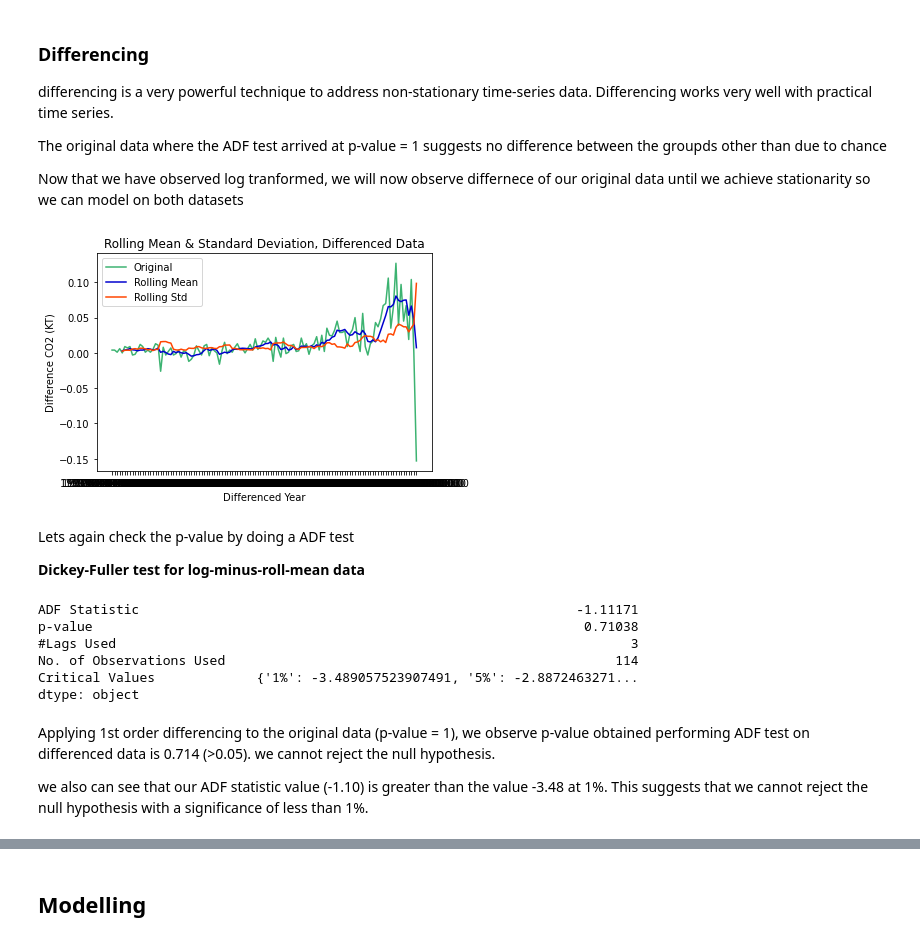
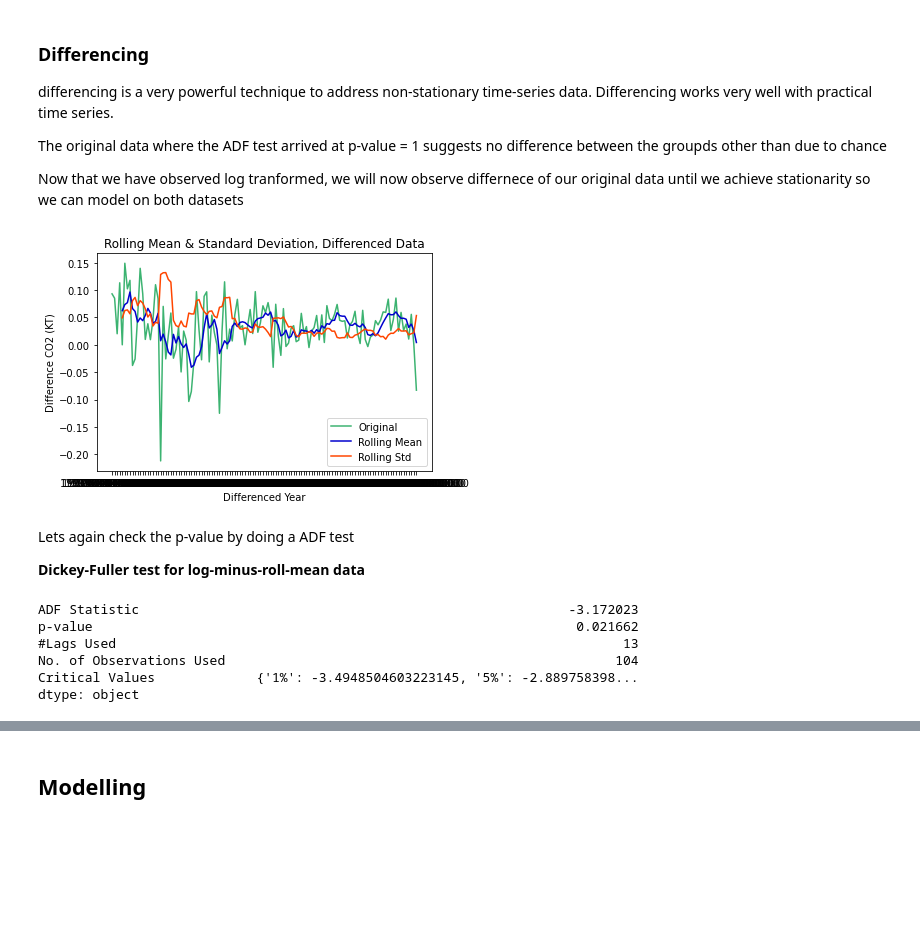
Before and after one commit to ganeshXb/Carbon-Emissions-Ecological-Footprint-Research, a Jupyter notebook: Notebooks/CO2-Emissions-TimeSeries-Forecasting.ipynb, the cells around one changed output, grey strips where cells are left out. Drawn from its saved outputs; the diff is of its cells as text; code cells hidden in the pictures; blank space fills up the shorter version.

```diff
--- a/Notebooks/CO2-Emissions-TimeSeries-Forecasting.ipynb
+++ b/Notebooks/CO2-Emissions-TimeSeries-Forecasting.ipynb
@@ -242,39 +316,35 @@ The original data where the ADF test arrived at p-value = 1 suggests no differen
 Now that we have observed log tranformed, we will now observe differnece of our original data until we achieve stationarity so we can model on both datasets
 # %%
 #create dataframe for differencing
-diff = df_India.diff().dropna().rename(index=str, columns={"co2_per_capita":"Differenced Observations"})
+log_diff = log_India.diff().dropna().rename(index=str, columns={"co2_per_capita":"Differenced Observations"})
 
 #Visualize differenced data, inclusing 5-year rolling mean and standard deviation
-roll_mean_diff = diff.rolling(window=5, center=False).mean()
-roll_std_diff = diff.rolling(window=5, center=False).std()
+roll_mean_diff = log_diff.rolling(window=5, center=False).mean()
+roll_std_diff = log_diff.rolling(window=5, center=False).std()
 
-plt.plot(diff, color='mediumseagreen', label='Original')
+plt.plot(log_diff, color='mediumseagreen', label='Original')
 plt.plot(roll_mean_diff, color='mediumblue', label='Rolling Mean')
 plt.plot(roll_std_diff, color='orangered', label='Rolling Std')
 plt.legend(loc='best')
 plt.title('Rolling Mean & Standard Deviation, Differenced Data')
 plt.xlabel('Differenced Year')
 plt.ylabel('Difference CO2 (KT)')
 plt.show(block=False)
 # %% [output]
-[figure, old version]
+[figure, new version]
 # %% [markdown]
 Lets again check the p-value by doing a ADF test
 
 **Dickey-Fuller test for log-minus-roll-mean data**
 # %%
 #perform Dickey-Fuller test for log-minus-rollmean data
-diff_result = adfuller(diff['Differenced Observations'][1:-1])
+diff_result = adfuller(log_diff['Differenced Observations'][1:-1])
 df_diff_result = pd.Series(diff_result[0:5], index=['ADF Statistic','p-value','#Lags Used','No. of Observations Used', 'Critical Values'])
 df_diff_result
 # %% [output]
-ADF Statistic                                                        -1.11171
-p-value                                                               0.71038
-#Lags Used                                                                  3
-No. of Observations Used                                                  114
-Critical Values             {'1%': -3.489057523907491, '5%': -2.8872463271...
+ADF Statistic                                                       -3.172023
+p-value                                                              0.021662
+#Lags Used                                                                 13
+No. of Observations Used                                                  104
+Critical Values             {'1%': -3.4948504603223145, '5%': -2.889758398...
 dtype: object
-# %% [markdown]
-Applying 1st order differencing to the original data (p-value = 1), we observe p-value obtained performing ADF test on differenced data is 0.714 (>0.05). we cannot reject the null hypothesis.
-
-we also can see that our ADF statistic value (-1.10) is greater than the value -3.48 at 1%. This suggests that we cannot reject the null hypothesis with a significance of less than 1%.
```
Also changed, not shown: parts of 55 cells of this notebook.
